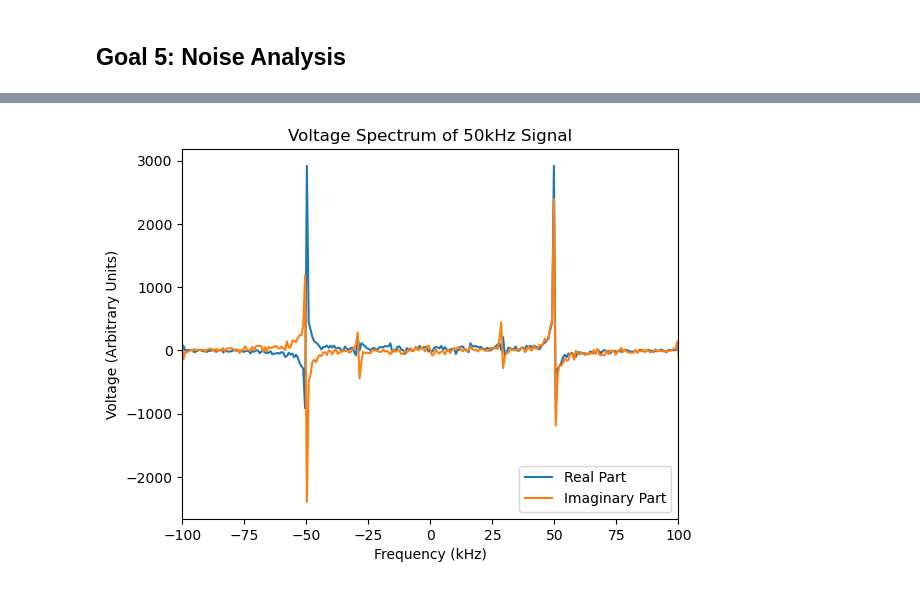
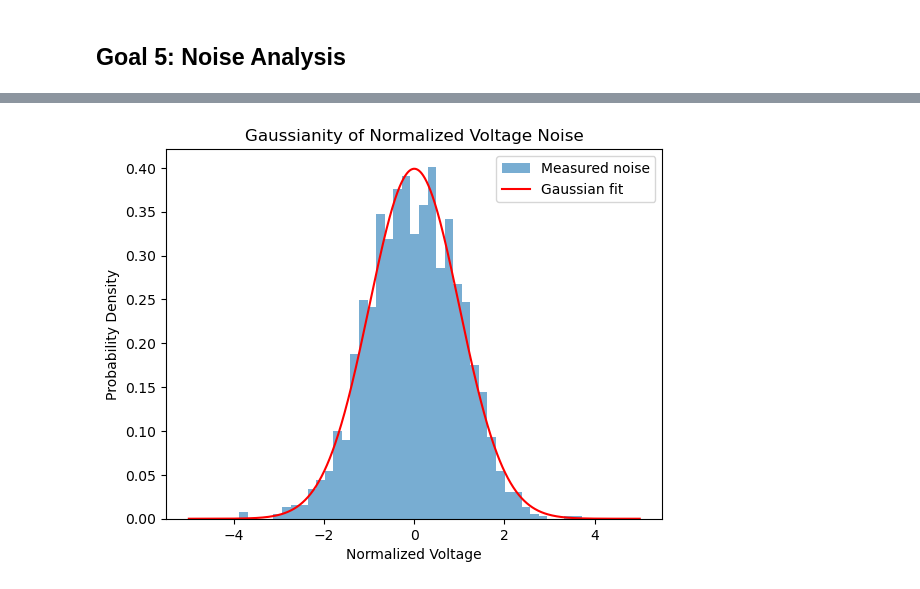
Before and after one commit to averybooks/radiolab2026-Cal, a Jupyter notebook: LAB1_Code.ipynb, the cells around one changed output, grey strips where cells are left out. Cells and saved outputs as stored; diff of their text form; code cells hidden in the pictures.

```diff
--- a/LAB1_Code.ipynb
+++ b/LAB1_Code.ipynb
@@ -498,29 +472,24 @@ plt.show()
-# %%
-signal = data["arr_0"][D]
-signal = signal - np.mean(signal) #Removes DC component
-
-N = len(signal)
-fs = 1.5e6 #Sampling frequency (Hz)
-dt = 1/fs
-
-fft_data = np.fft.fft(signal)
-volt_real = np.real(fft_data)
-volt_imag = np.imag(fft_data)
-
-frequencies = np.fft.fftfreq(N, d=dt) / 1000 #x-axis changed from sample number to frequency
-
-#positive = frequencies >= 0
-#frequencies = frequencies[positive]
-#power = power[positive]
-
-plt.plot(np.fft.fftshift(frequencies), np.fft.fftshift(volt_real), label="Real Part")
-plt.plot(np.fft.fftshift(frequencies), np.fft.fftshift(volt_imag), label="Imaginary Part")
-plt.xlim(-100,100) #Removes frequencies above 100kHz for better visual
-#plt.yscale("log")
-plt.xlabel("Frequency (kHz)")
-plt.ylabel("Voltage (Arbitrary Units)")
-plt.title("Voltage Spectrum of 50kHz Signal")
-plt.legend()
-plt.show()
-# %% [output]
-[figure, removed]
+# %%
+noise_data = np.load("C:/Users/medin/Downloads/Spring_2026/ASTRON121/LAB1_DATA/Noise Analysis/noisedata_real.npz")
+D = 1
+
+noise_data = noise_data["arr_0"][D]
+
+noise_mean = np.mean(noise_data)
+noise_std = np.std(noise_data)
+
+x = np.linspace(-5, 5, 1000)
+gauss = (1 / np.sqrt(2 * np.pi)) * np.exp(-x**2/2)
+
+normed_noise_data = (noise_data - noise_mean) / noise_std
+
+plt.hist(normed_noise_data, bins = 40, density = True, alpha = 0.6, label = "Measured noise")
+plt.plot(x, gauss, 'r', label="Gaussian fit")
+
+plt.xlabel("Normalized Voltage")
+plt.ylabel("Probability Density")
+plt.title("Gaussianity of Normalized Voltage Noise")
+plt.legend()
+plt.show()
+# %% [output]
+[figure, added]
```
Also changed, not shown: parts of 22 cells of this notebook, 1 other file.
